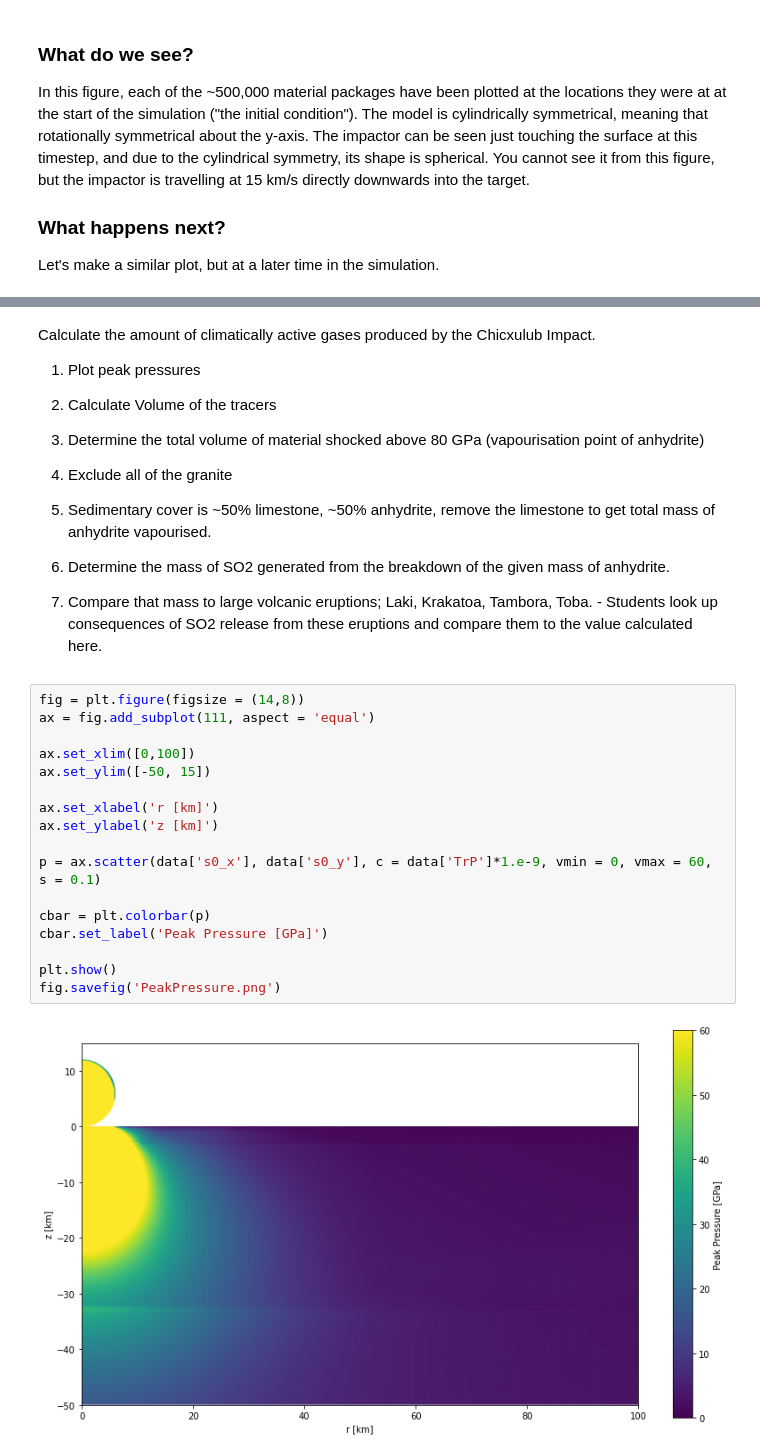
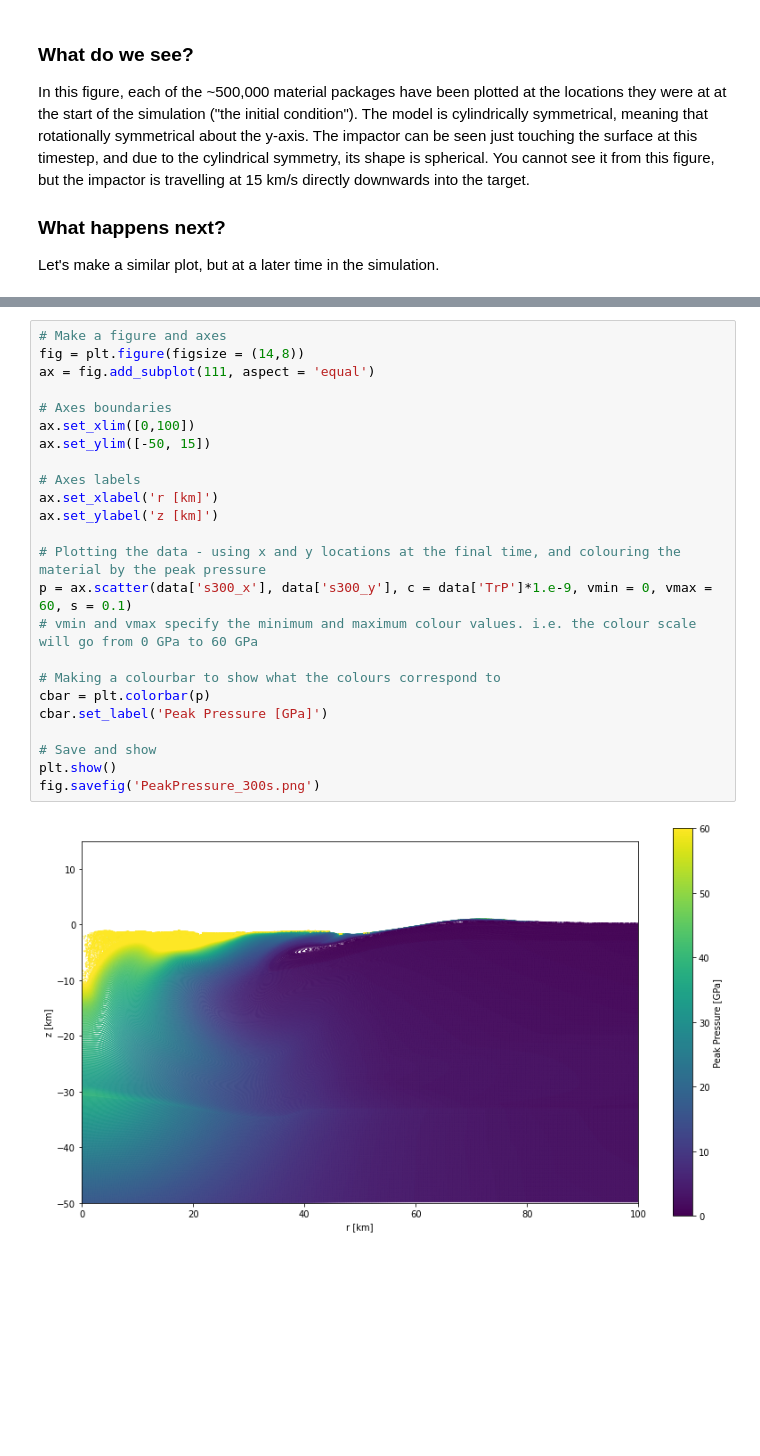
Before and after one commit to ASprae/Chicxulub_Exercise, a Jupyter notebook: ChicxulubCalculator.ipynb, the cells around one changed output, grey strips where cells are left out. Saved outputs shown, nothing was run; the diff lists cells and outputs as text; blank space fills up the shorter version.

```diff
--- a/ChicxulubCalculator.ipynb
+++ b/ChicxulubCalculator.ipynb
@@ -191,35 +199,26 @@ plt.show()
-# %% [markdown]
-Calculate the amount of climatically active gases produced by the Chicxulub Impact.
-
-1) Plot peak pressures
-
-2) Calculate Volume of the tracers
-
-3) Determine the total volume of material shocked above 80 GPa (vapourisation point of anhydrite)
-
-4) Exclude all of the granite
-
-5) Sedimentary cover is ~50% limestone, ~50% anhydrite, remove the limestone to get total mass of anhydrite vapourised.
-
-6) Determine the mass of SO2 generated from the breakdown of the given mass of anhydrite.
-
-7) Compare that mass to large volcanic eruptions; Laki, Krakatoa, Tambora, Toba. - Students look up consequences of SO2 release from these eruptions and compare them to the value calculated here.
-# %%
-fig = plt.figure(figsize = (14,8))
-ax = fig.add_subplot(111, aspect = 'equal')
-
-ax.set_xlim([0,100])
-ax.set_ylim([-50, 15])
-
-ax.set_xlabel('r [km]')
-ax.set_ylabel('z [km]')
-
-p = ax.scatter(data['s0_x'], data['s0_y'], c = data['TrP']*1.e-9, vmin = 0, vmax = 60, s = 0.1)
-
-cbar = plt.colorbar(p)
-cbar.set_label('Peak Pressure [GPa]')
-
-plt.show()
-fig.savefig('PeakPressure.png')
-# %% [output]
-[figure, removed]
+# %%
+# Make a figure and axes
+fig = plt.figure(figsize = (14,8))
+ax = fig.add_subplot(111, aspect = 'equal')
+
+# Axes boundaries
+ax.set_xlim([0,100])
+ax.set_ylim([-50, 15])
+
+# Axes labels
+ax.set_xlabel('r [km]')
+ax.set_ylabel('z [km]')
+
+# Plotting the data - using x and y locations at the final time, and colouring the material by the peak pressure
+p = ax.scatter(data['s300_x'], data['s300_y'], c = data['TrP']*1.e-9, vmin = 0, vmax = 60, s = 0.1)
+# vmin and vmax specify the minimum and maximum colour values. i.e. the colour scale will go from 0 GPa to 60 GPa
+
+# Making a colourbar to show what the colours correspond to
+cbar = plt.colorbar(p)
+cbar.set_label('Peak Pressure [GPa]')
+
+# Save and show
+plt.show()
+fig.savefig('PeakPressure_300s.png')
+# %% [output]
+[figure, added]
```
Also changed, not shown: parts of 36 cells of this notebook.
